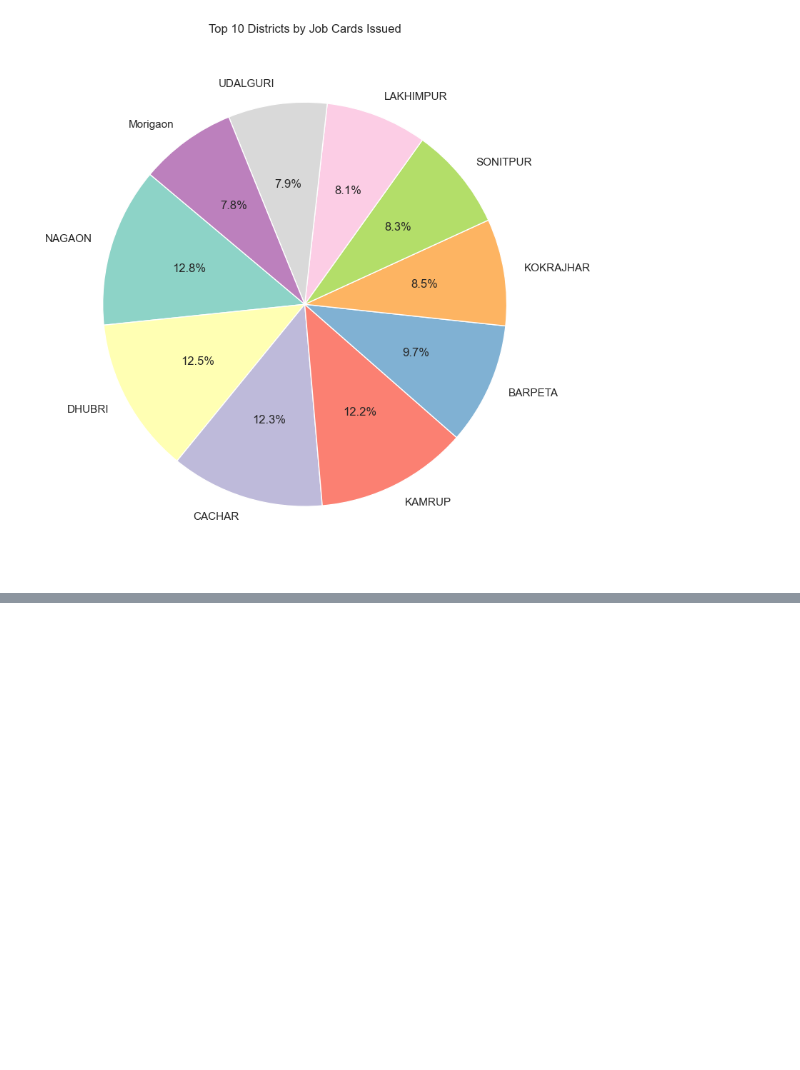
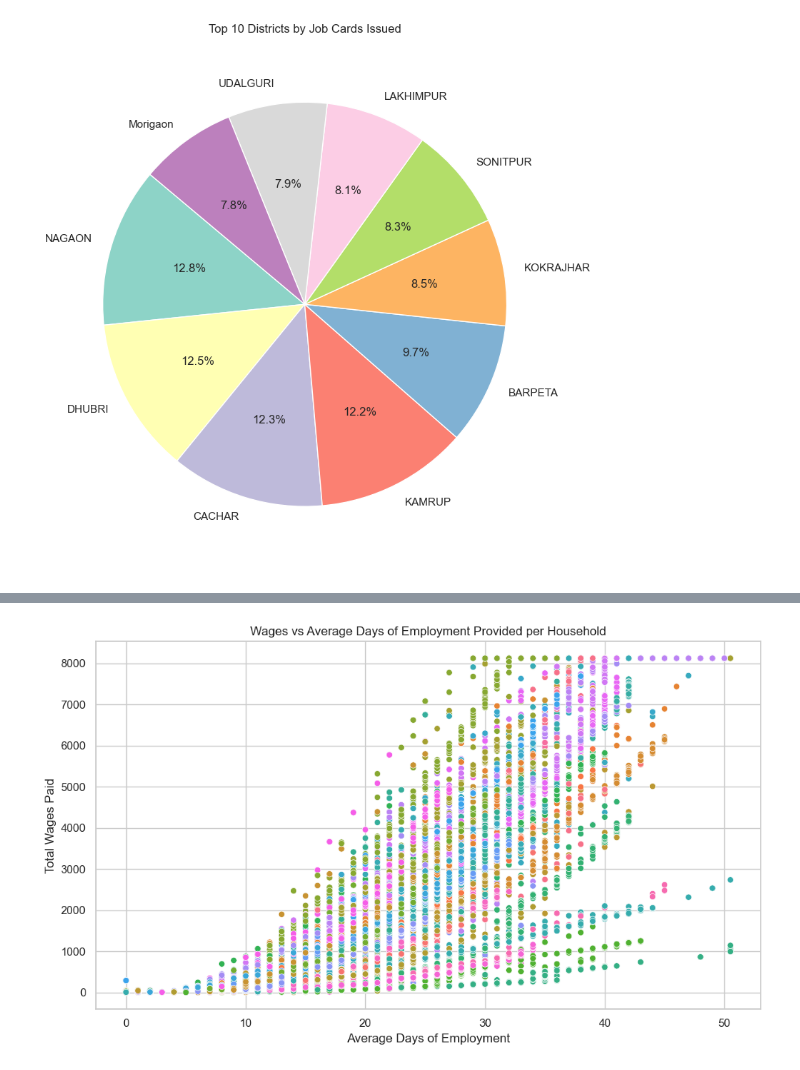
Before and after one commit to iamabirakash/INT-375, a Jupyter notebook: AssamEmployment.ipynb, the cells around one changed output, grey strips where cells are left out. Cells and saved outputs as stored; diff of their text form; code cells hidden in the pictures; blank space fills up the shorter version.

```diff
--- a/AssamEmployment.ipynb
+++ b/AssamEmployment.ipynb
@@ -298,0 +297,11 @@ TypeError: unsupported operand type(s) for +: 'Categorical' and 'str'
+# %%
+# Scatter Plot: Wages vs Average Days of Employment per Household
+plt.figure(figsize=(10, 6))
+sns.scatterplot(data=data1, x='Average_days_of_employment_provided_per_Household', y='Wages', hue='district_name', legend=False)
+plt.title('Wages vs Average Days of Employment Provided per Household')
+plt.xlabel('Average Days of Employment')
+plt.ylabel('Total Wages Paid')
+plt.tight_layout()
+plt.show()
+# %% [output]
+[figure, added]
```
Also changed, not shown: parts of 2 cells of this notebook.
